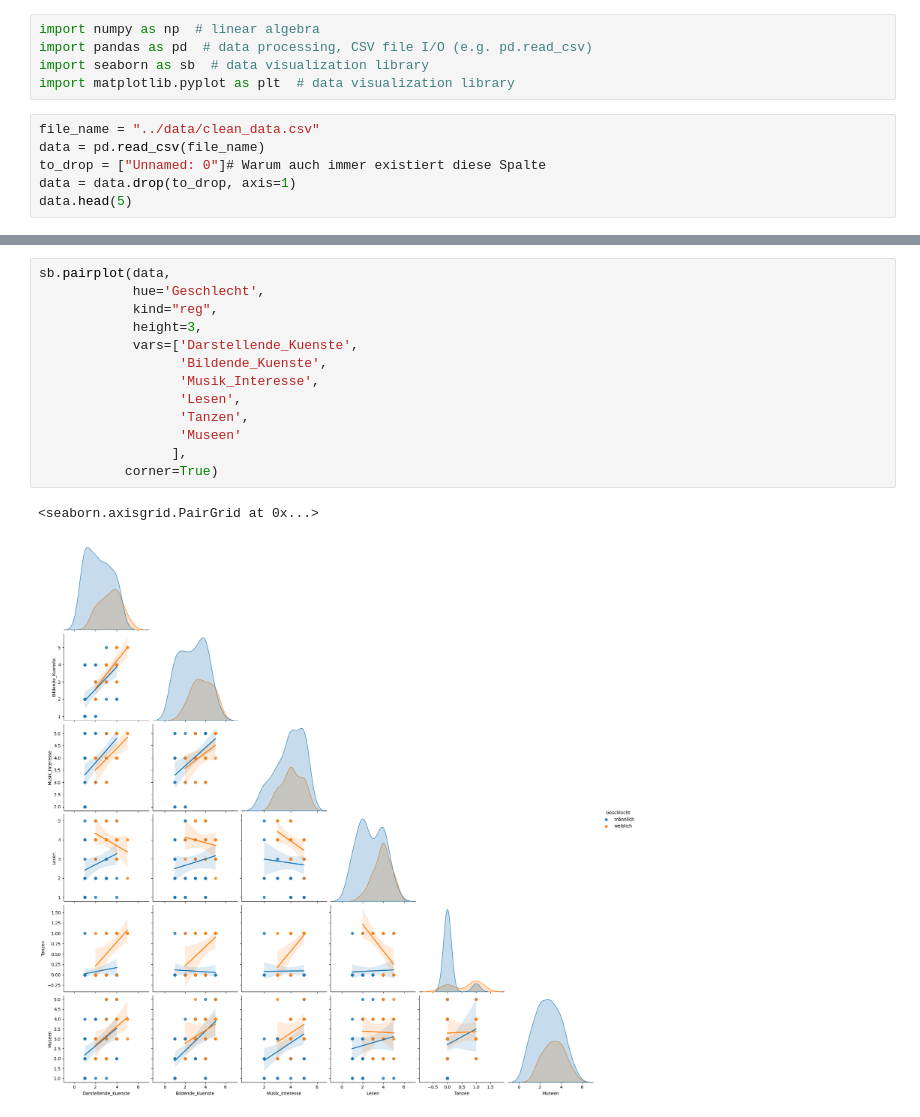
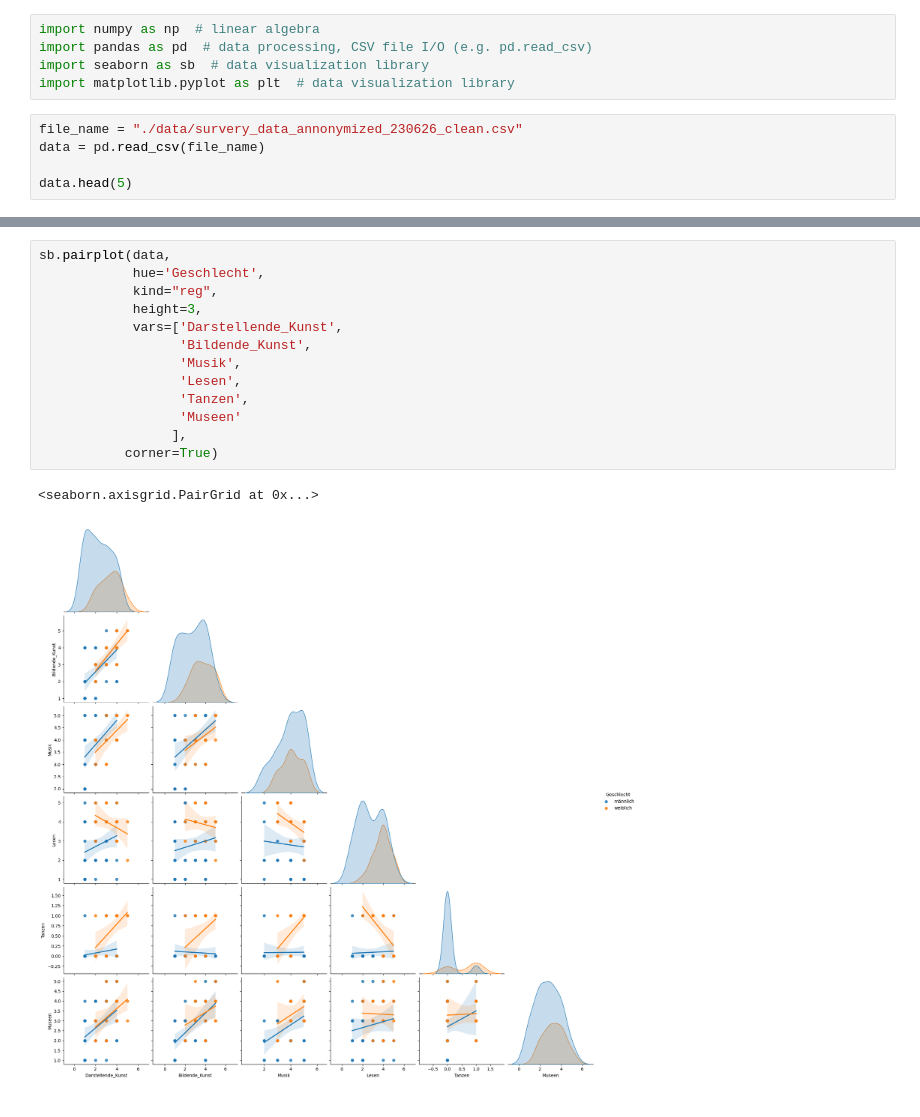
Before and after one commit to JulianCatnip/StudentMatcher, a Jupyter notebook: 02_Korrelationsanalyse.ipynb, the cells around one changed output, grey strips where cells are left out. Drawn from its saved outputs; the diff is of its cells as text.

```diff
--- a/02_Korrelationsanalyse.ipynb
+++ b/02_Korrelationsanalyse.ipynb
@@ -25,9 +25,8 @@ import pandas as pd  # data processing, CSV file I/O (e.g. pd.read_csv)
 import seaborn as sb  # data visualization library
 import matplotlib.pyplot as plt  # data visualization library
 # %%
-file_name = "../data/clean_data.csv"
+file_name = "./data/survery_data_annonymized_230626_clean.csv"
 data = pd.read_csv(file_name)
-to_drop = ["Unnamed: 0"]# Warum auch immer existiert diese Spalte
-data = data.drop(to_drop, axis=1)
+
 data.head(5)
 # %% [output]
@@ -122,19 +126,19 @@ Correlation between 'Tanzen' and 'Geschlecht_num': -0.5513661078227865
 # %%
 sb.pairplot(data,
             hue='Geschlecht',
             kind="reg",
             height=3,
-            vars=['Darstellende_Kuenste',
-                  'Bildende_Kuenste',
-                  'Musik_Interesse',
+            vars=['Darstellende_Kunst',
+                  'Bildende_Kunst',
+                  'Musik',
                   'Lesen',
                   'Tanzen',
                   'Museen'
                  ],
            corner=True)
 # %% [output]
 <seaborn.axisgrid.PairGrid at 0x...>
-[figure, old version]
+[figure, new version]
 # %%
 sb.stripplot(data=data, x="Technologie", y="Studium_Zufriedenheit", hue="Geschlecht", dodge=True, size=4)
 # %% [output]
```
Also changed, not shown: parts of 9 cells of this notebook, 2 other files.
